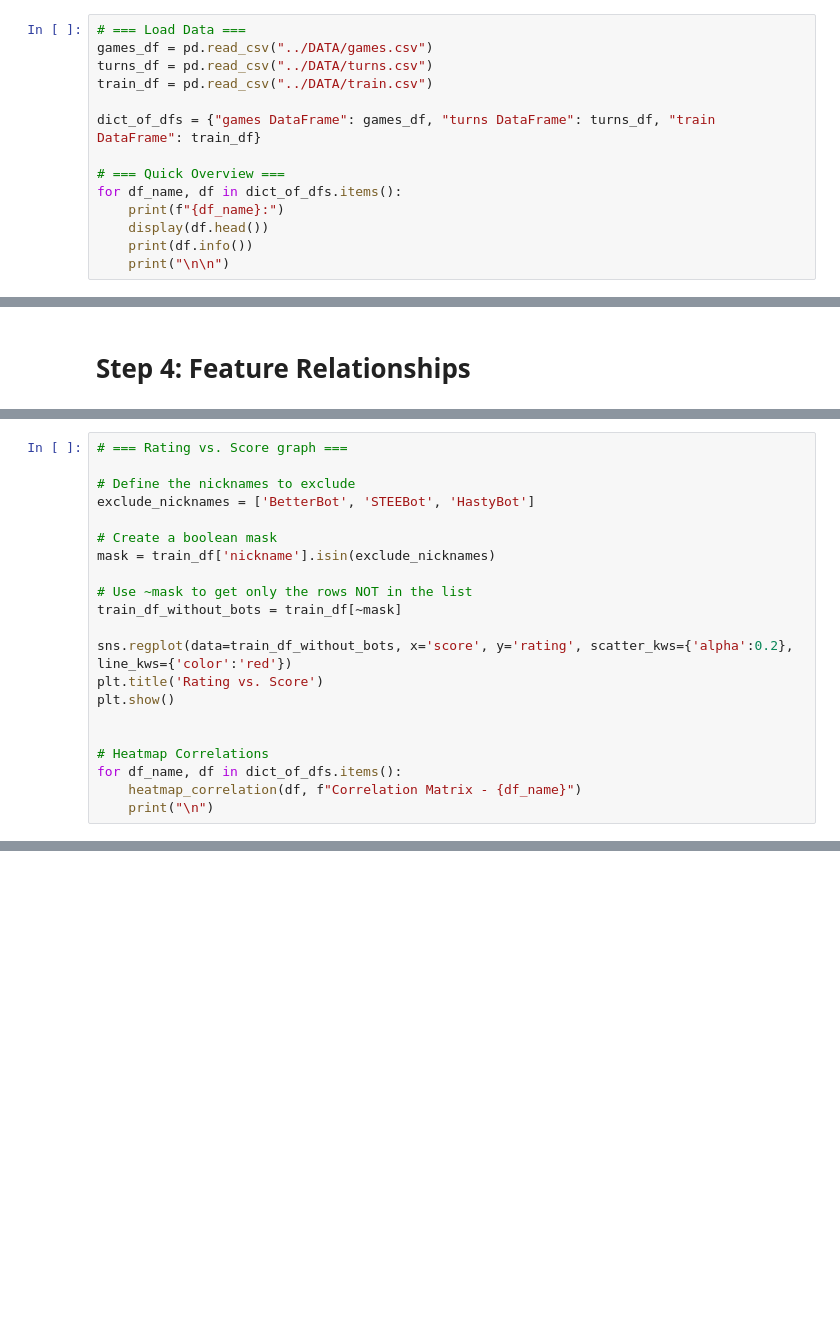
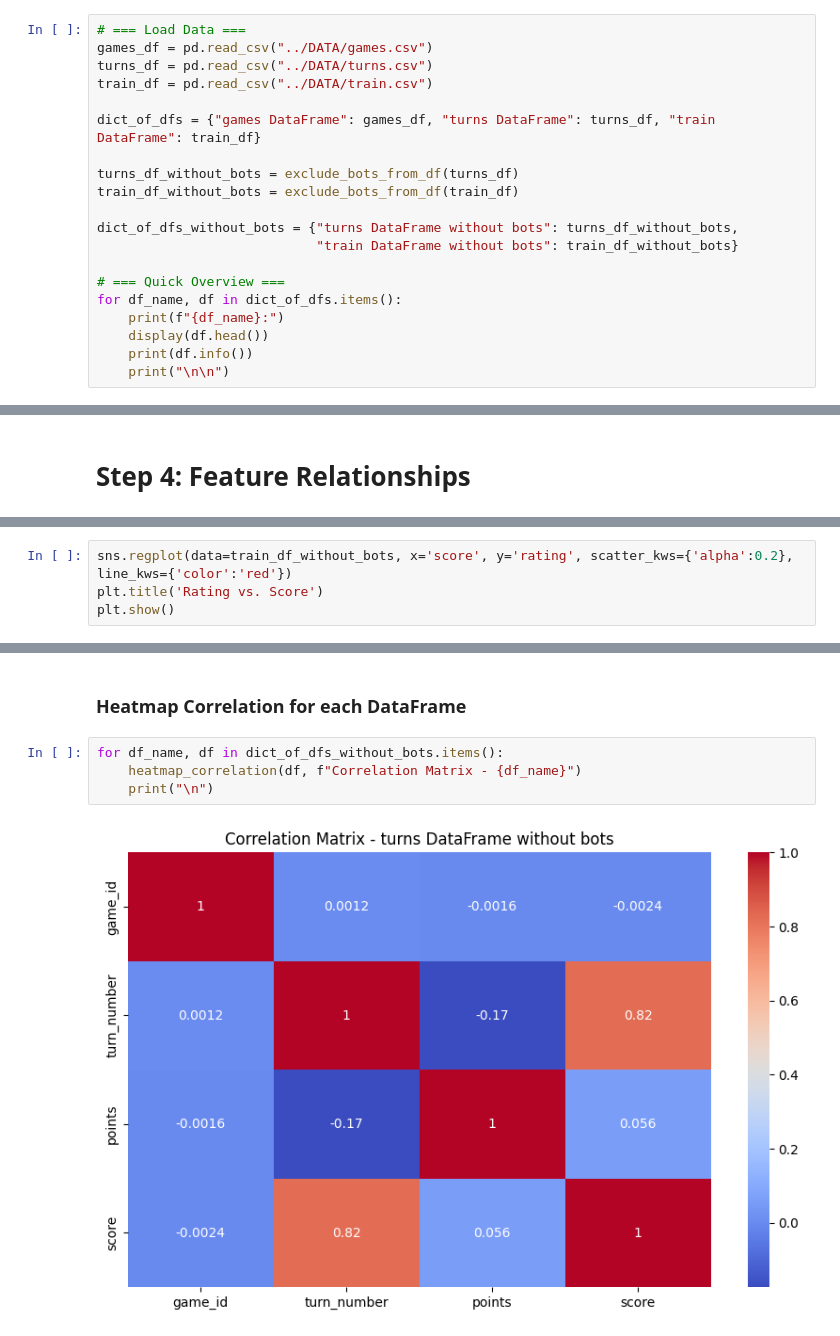
Before and after one commit to OrBenNaim/Scrabble, a Jupyter notebook: Jupyter Notebook/Scrabble_EDA.ipynb, the cells around one changed output, grey strips where cells are left out. Cells and saved outputs as stored; diff of their text form; blank space fills up the shorter version.

```diff
--- a/Jupyter Notebook/Scrabble_EDA.ipynb
+++ b/Jupyter Notebook/Scrabble_EDA.ipynb
@@ -16,6 +16,12 @@ train_df = pd.read_csv("../DATA/train.csv")
 
 dict_of_dfs = {"games DataFrame": games_df, "turns DataFrame": turns_df, "train DataFrame": train_df}
 
+turns_df_without_bots = exclude_bots_from_df(turns_df)
+train_df_without_bots = exclude_bots_from_df(train_df)
+
+dict_of_dfs_without_bots = {"turns DataFrame without bots": turns_df_without_bots,
+                            "train DataFrame without bots": train_df_without_bots}
+
 # === Quick Overview ===
 for df_name, df in dict_of_dfs.items():
     print(f"{df_name}:")
@@ -198,23 +206,6 @@ Name: count, dtype: int64
 # %%
-# === Rating vs. Score graph ===
-
-# Define the nicknames to exclude
-exclude_nicknames = ['BetterBot', 'STEEBot', 'HastyBot']
-
-# Create a boolean mask
-mask = train_df['nickname'].isin(exclude_nicknames)
-
-# Use ~mask to get only the rows NOT in the list
-train_df_without_bots = train_df[~mask]
-
 sns.regplot(data=train_df_without_bots, x='score', y='rating', scatter_kws={'alpha':0.2}, line_kws={'color':'red'})
 plt.title('Rating vs. Score')
 plt.show()
-
-
-# Heatmap Correlations
-for df_name, df in dict_of_dfs.items():
-    heatmap_correlation(df, f"Correlation Matrix - {df_name}")
-    print("\n")
 # %% [output]
 [figure]
@@ -223,0 +212,8 @@ for df_name, df in dict_of_dfs.items():
+# %% [markdown]
+### Heatmap Correlation for each DataFrame
+# %%
+for df_name, df in dict_of_dfs_without_bots.items():
+    heatmap_correlation(df, f"Correlation Matrix - {df_name}")
+    print("\n")
+# %% [output]
+[figure, added]
```
Also changed, not shown: parts of 7 cells of this notebook.
